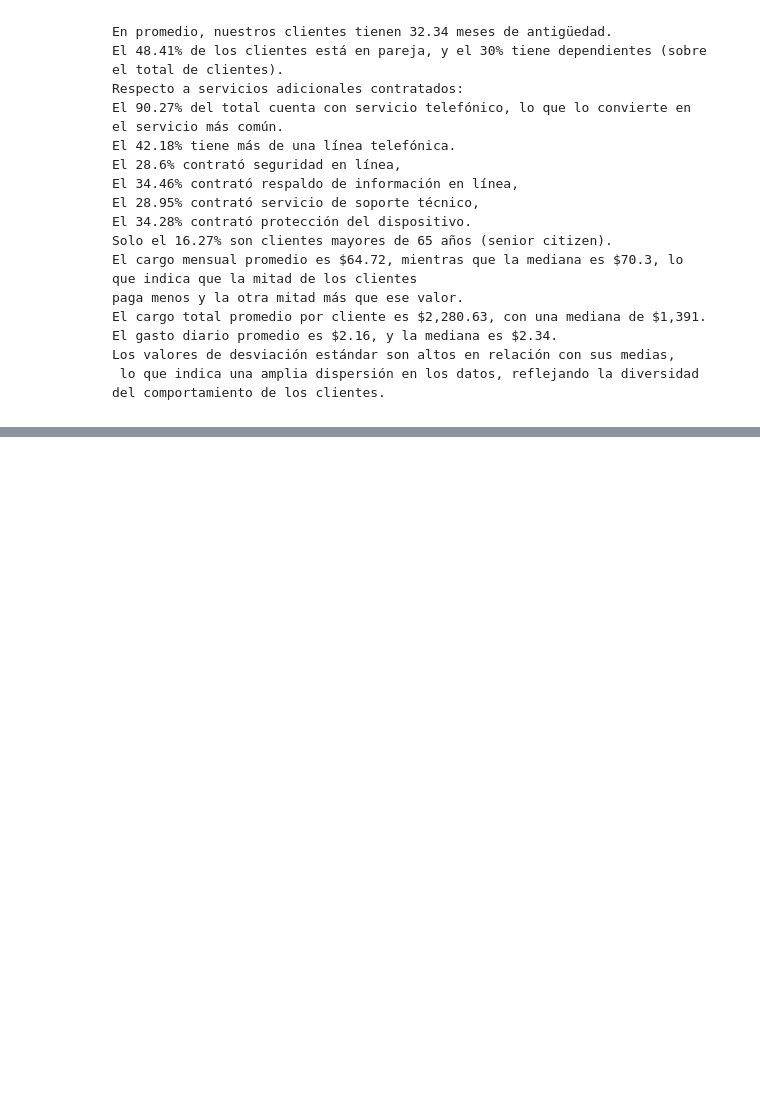
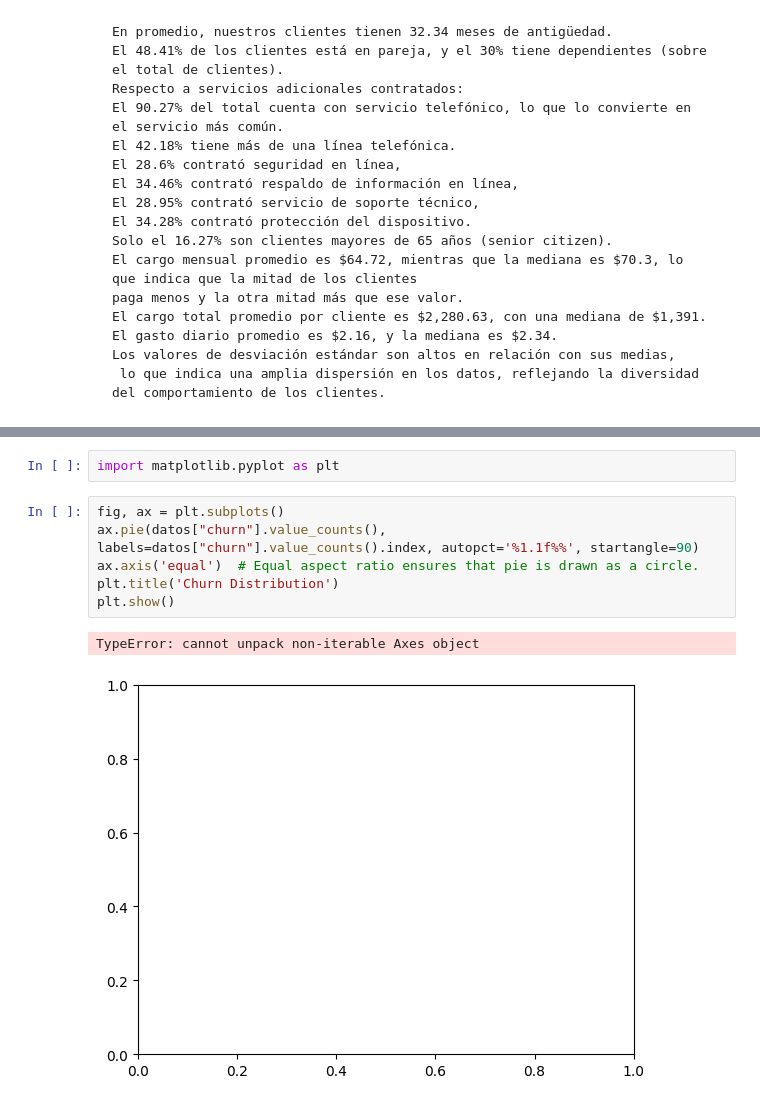
Before and after one commit to pierobadano/Desafio-TelecomX-P1, a Jupyter notebook: Desafio_Telecom_p1.ipynb, the cells around one changed output, grey strips where cells are left out. Drawn from its saved outputs; the diff is of its cells as text; blank space fills up the shorter version.

```diff
--- a/Desafio_Telecom_p1.ipynb
+++ b/Desafio_Telecom_p1.ipynb
@@ -353,0 +369,11 @@ Charges.Total: total gastado por el cliente
+# %%
+import matplotlib.pyplot as plt
+# %%
+fig, ax = plt.subplots()
+ax.pie(datos["churn"].value_counts(), labels=datos["churn"].value_counts().index, autopct='%1.1f%%', startangle=90)
+ax.axis('equal')  # Equal aspect ratio ensures that pie is drawn as a circle.
+plt.title('Churn Distribution')
+plt.show()
+# %% [output]
+TypeError: cannot unpack non-iterable Axes object
+[figure, added]
```
Also changed, not shown: parts of 10 cells of this notebook.
